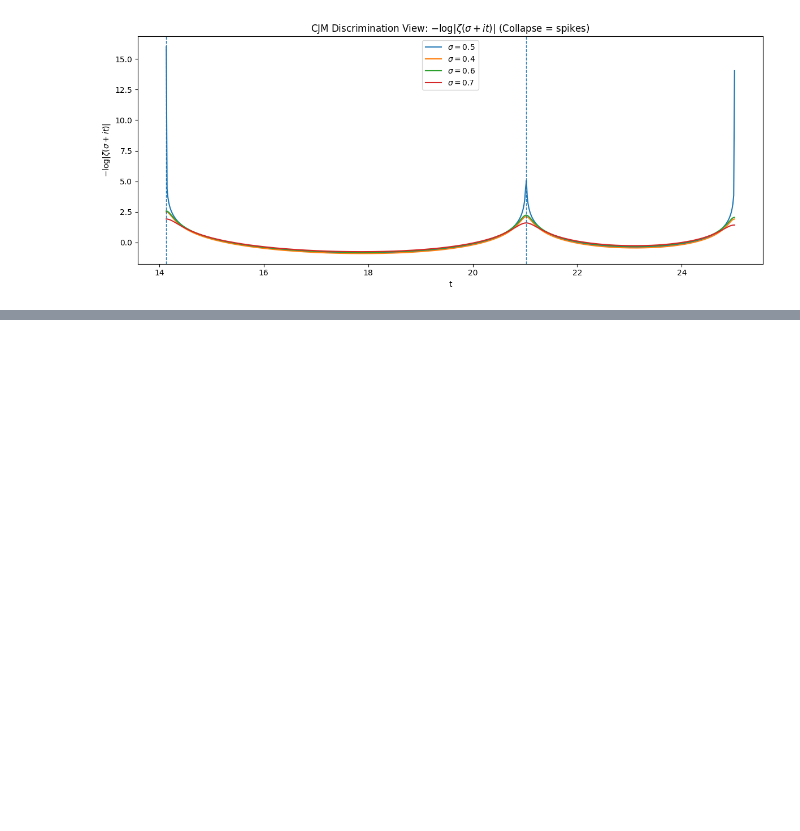
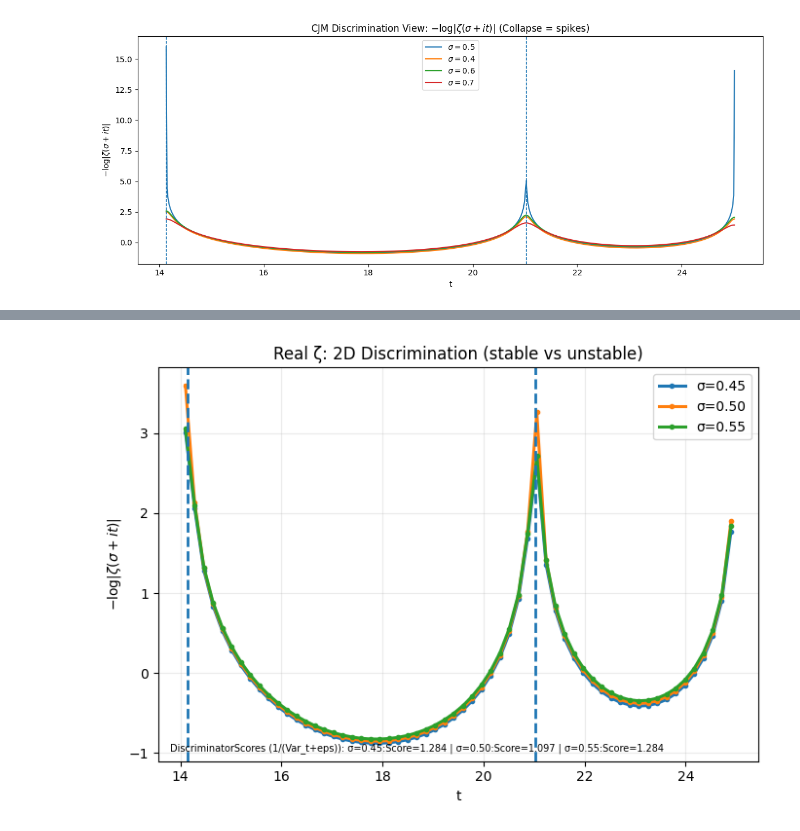
Before and after one commit to keunsooyoon/Algorithms, a Jupyter notebook: On_Structural_Criticality.ipynb, the cells around one changed output, grey strips where cells are left out. Saved outputs shown, nothing was run; the diff lists cells and outputs as text; code cells hidden in the pictures; blank space fills up the shorter version.

```diff
--- a/On_Structural_Criticality.ipynb
+++ b/On_Structural_Criticality.ipynb
@@ -271,0 +175,81 @@ Complete: Figures 1+2 (CJM structural discrimination experiment finished)
+# %%
+# ============================================================
+# Fig A (2D): Real zeta-based discrimination + stability score
+# Independent Colab cell (run as-is)
+# ============================================================
+
+import numpy as np
+import matplotlib.pyplot as plt
+from mpmath import mp, zeta
+
+# ----------------------------
+# Configuration
+# ----------------------------
+mp.dps = 35  # Increase if you want smoother/safer values (slower)
+EPS_MAG = 1e-40  # Prevent log(0)
+EPS_SCORE = 1e-12
+
+# Window (keep small for fast Colab runtime)
+t_vals = np.linspace(14.1, 24.9, 60)          # t-grid
+sigma_vals = np.array([0.45, 0.50, 0.55])     # 3 curves for 2D figure
+
+# Known early zeros on critical line (for visual markers only)
+zero_markers = [14.134725, 21.022040]
+
+# ----------------------------
+# Helper: compute Z(sigma,t) = -log|zeta(sigma+it)|
+# ----------------------------
+def compute_neglog_zeta(sigmas, t_grid):
+    Z = np.zeros((len(sigmas), len(t_grid)), dtype=float)
+    for i, sigma in enumerate(sigmas):
+        for j, t in enumerate(t_grid):
+            s = mp.mpc(float(sigma), float(t))
+            mag = float(abs(zeta(s)))
+            Z[i, j] = -np.log(max(mag, EPS_MAG))
+    return Z
+
+print("Computing real zeta values for 2D figure...")
+Z = compute_neglog_zeta(sigma_vals, t_vals)
+
+# ----------------------------
+# Define a simple "physical discriminator score"
+# Idea: more "stable" curve => smaller variance over t.
+# StabilityScore = 1 / (Var_t(Z) + eps)
+# ----------------------------
+var_t = np.var(Z, axis=1)                      # Var over t for each sigma
+stability_score = 1.0 / (var_t + EPS_SCORE)    # Higher is "more stable"
+
+best_idx = int(np.argmax(stability_score))
+best_sigma = sigma_vals[best_idx]
+
+print("\n=== Physical Discriminator Summary (2D, Real zeta) ===")
+for i, sigma in enumerate(sigma_vals):
+    print(f"sigma={sigma:.2f} | Var_t(Z)={var_t[i]:.6f} | StabilityScore={stability_score[i]:.6f}")
+print(f"\nBest stability by Var_t criterion: sigma={best_sigma:.2f}")
+
+# ----------------------------
+# Plot (2D)
+# ----------------------------
+fig = plt.figure(figsize=(7, 5))
+ax = fig.add_subplot(111)
+
+for i, sigma in enumerate(sigma_vals):
+    ax.plot(t_vals, Z[i, :], marker='o', markersize=3, linewidth=2.2, label=f'σ={sigma:.2f}')
+
+for x0 in zero_markers:
+    ax.axvline(x0, linestyle='--', linewidth=2)
+
+ax.set_title("Real ζ: 2D Discrimination (stable vs unstable)")
+ax.set_xlabel("t")
+ax.set_ylabel(r"$-\log|\zeta(\sigma+it)|$")
+ax.grid(alpha=0.25)
+ax.legend(loc="best")
+
+# Add a one-line discriminator score into the figure itself
+score_text = " | ".join([f"σ={sigma_vals[i]:.2f}:Score={stability_score[i]:.3f}" for i in range(len(sigma_vals))])
+ax.text(0.02, 0.02, f"DiscriminatorScores (1/(Var_t+eps)): {score_text}",
+        transform=ax.transAxes, fontsize=7, va='bottom')
+
+plt.tight_layout()
+plt.show()
+# %% [output]
@@ -271,0 +264 @@ Complete: Figures 1+2 (CJM structural discrimination experiment finished)
+[figure, added]
```
Also changed, not shown: parts of 4 cells of this notebook.
